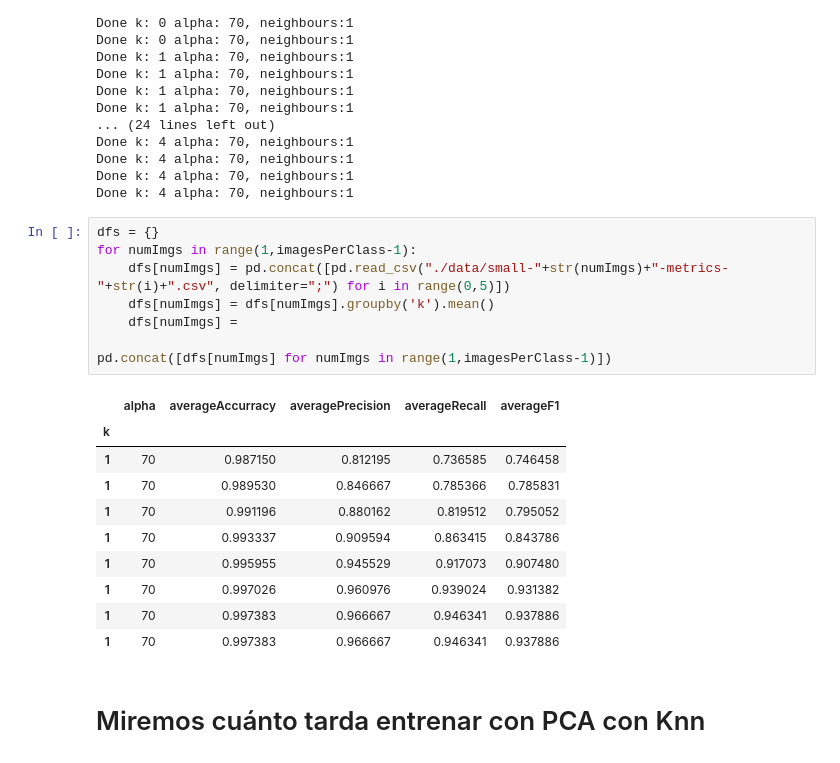
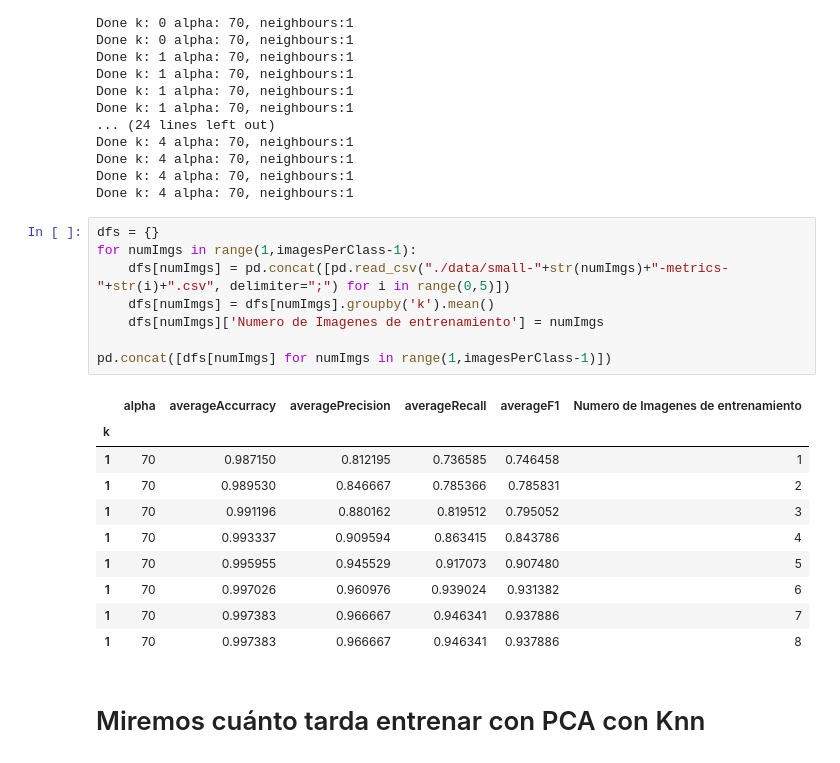
Before and after one commit to gparadelo/metodos-tp2, a Jupyter notebook: experimentacion/Laboratorio.ipynb, the cells around one changed output. Drawn from its saved outputs; the diff is of its cells as text.

```diff
--- a/experimentacion/Laboratorio.ipynb
+++ b/experimentacion/Laboratorio.ipynb
@@ -308,22 +308,22 @@ Done k: 4 alpha: 70, neighbours:1
 # %%
 dfs = {}
 for numImgs in range(1,imagesPerClass-1):
     dfs[numImgs] = pd.concat([pd.read_csv("./data/small-"+str(numImgs)+"-metrics-"+str(i)+".csv", delimiter=";") for i in range(0,5)])
     dfs[numImgs] = dfs[numImgs].groupby('k').mean()
-    dfs[numImgs] =
+    dfs[numImgs]['Numero de Imagenes de entrenamiento'] = numImgs
 
 pd.concat([dfs[numImgs] for numImgs in range(1,imagesPerClass-1)])
 # %% [output]
-|  | alpha | averageAccurracy | averagePrecision | averageRecall | averageF1 |
-| k |  |  |  |  |  |
-| 1 | 70 | 0.987150 | 0.812195 | 0.736585 | 0.746458 |
-| 1 | 70 | 0.989530 | 0.846667 | 0.785366 | 0.785831 |
-| 1 | 70 | 0.991196 | 0.880162 | 0.819512 | 0.795052 |
-| 1 | 70 | 0.993337 | 0.909594 | 0.863415 | 0.843786 |
-| 1 | 70 | 0.995955 | 0.945529 | 0.917073 | 0.907480 |
-| 1 | 70 | 0.997026 | 0.960976 | 0.939024 | 0.931382 |
-| 1 | 70 | 0.997383 | 0.966667 | 0.946341 | 0.937886 |
-| 1 | 70 | 0.997383 | 0.966667 | 0.946341 | 0.937886 |
+|  | alpha | averageAccurracy | averagePrecision | averageRecall | averageF1 | Numero de Imagenes de entrenamiento |
+| k |  |  |  |  |  |  |
+| 1 | 70 | 0.987150 | 0.812195 | 0.736585 | 0.746458 | 1 |
+| 1 | 70 | 0.989530 | 0.846667 | 0.785366 | 0.785831 | 2 |
+| 1 | 70 | 0.991196 | 0.880162 | 0.819512 | 0.795052 | 3 |
+| 1 | 70 | 0.993337 | 0.909594 | 0.863415 | 0.843786 | 4 |
+| 1 | 70 | 0.995955 | 0.945529 | 0.917073 | 0.907480 | 5 |
+| 1 | 70 | 0.997026 | 0.960976 | 0.939024 | 0.931382 | 6 |
+| 1 | 70 | 0.997383 | 0.966667 | 0.946341 | 0.937886 | 7 |
+| 1 | 70 | 0.997383 | 0.966667 | 0.946341 | 0.937886 | 8 |
 # %% [markdown]
 # Miremos cuánto tarda entrenar con PCA con Knn
 # %%
```
Also changed, not shown: 2 other files.
